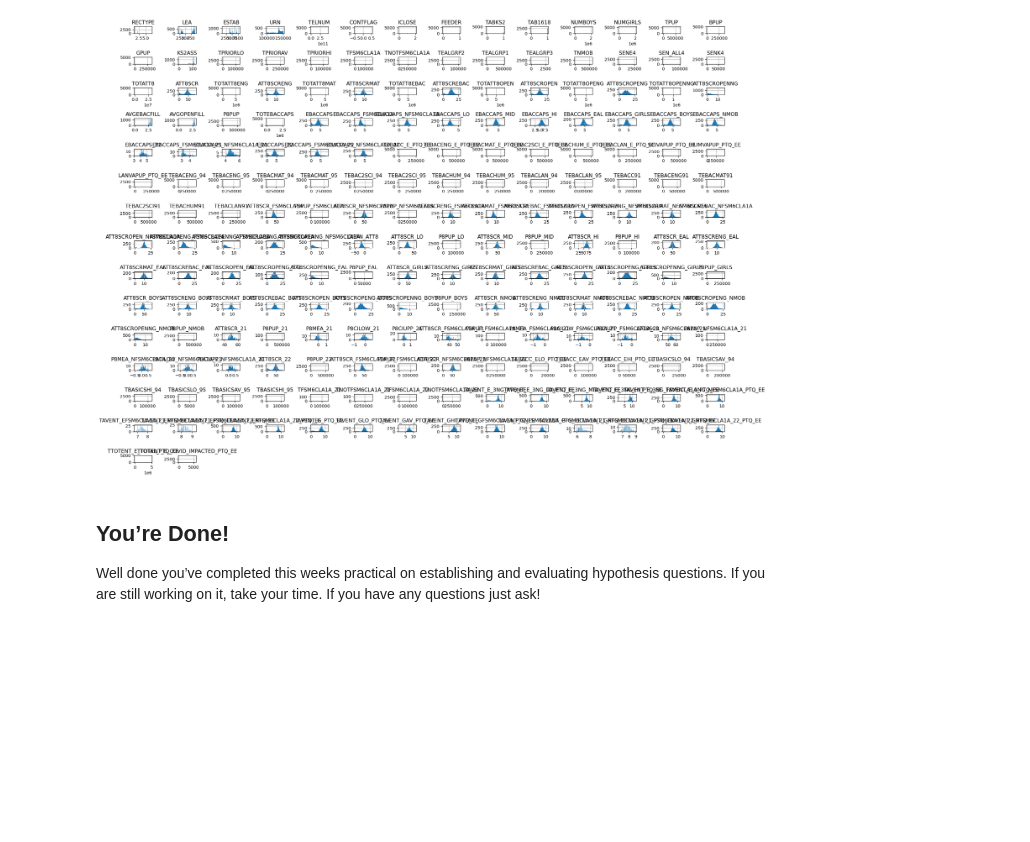
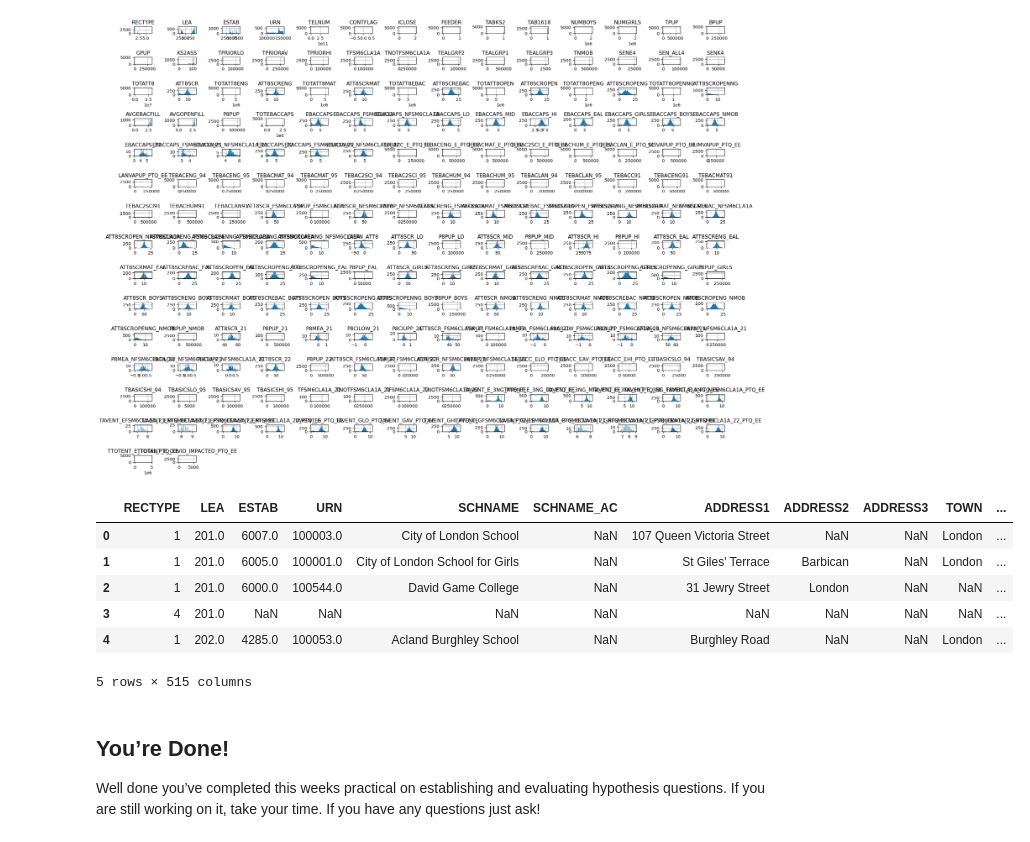
Before and after one commit to Tbtaaa/QM, a Jupyter notebook: week3/week3_practical.ipynb, the cells around one changed output. Saved outputs shown, nothing was run; the diff lists cells and outputs as text; code cells hidden in the pictures; blank space fills up the shorter version.

```diff
--- a/week3/week3_practical.ipynb
+++ b/week3/week3_practical.ipynb
@@ -345,6 +426,16 @@ plt.tight_layout()
 plt.show()
 # %% [output]
 [figure]
+# %%
+df_ks4.head()
+# %% [output]
+|  | RECTYPE | LEA | ESTAB | URN | SCHNAME | SCHNAME_AC | ADDRESS1 | ADDRESS2 | ADDRESS3 | TOWN | ... |
+| 0 | 1 | 201.0 | 6007.0 | 100003.0 | City of London School | NaN | 107 Queen Victoria Street | NaN | NaN | London | ... |
+| 1 | 1 | 201.0 | 6005.0 | 100001.0 | City of London School for Girls | NaN | St Giles' Terrace | Barbican | NaN | London | ... |
+| 2 | 1 | 201.0 | 6000.0 | 100544.0 | David Game College | NaN | 31 Jewry Street | London | NaN | NaN | ... |
+| 3 | 4 | 201.0 | NaN | NaN | NaN | NaN | NaN | NaN | NaN | NaN | ... |
+| 4 | 1 | 202.0 | 4285.0 | 100053.0 | Acland Burghley School | NaN | Burghley Road | NaN | NaN | London | ... |
+5 rows × 515 columns
 # %% [markdown]
 ## You’re Done!
 
```
Also changed, not shown: parts of 13 cells of this notebook, 3 other files.
